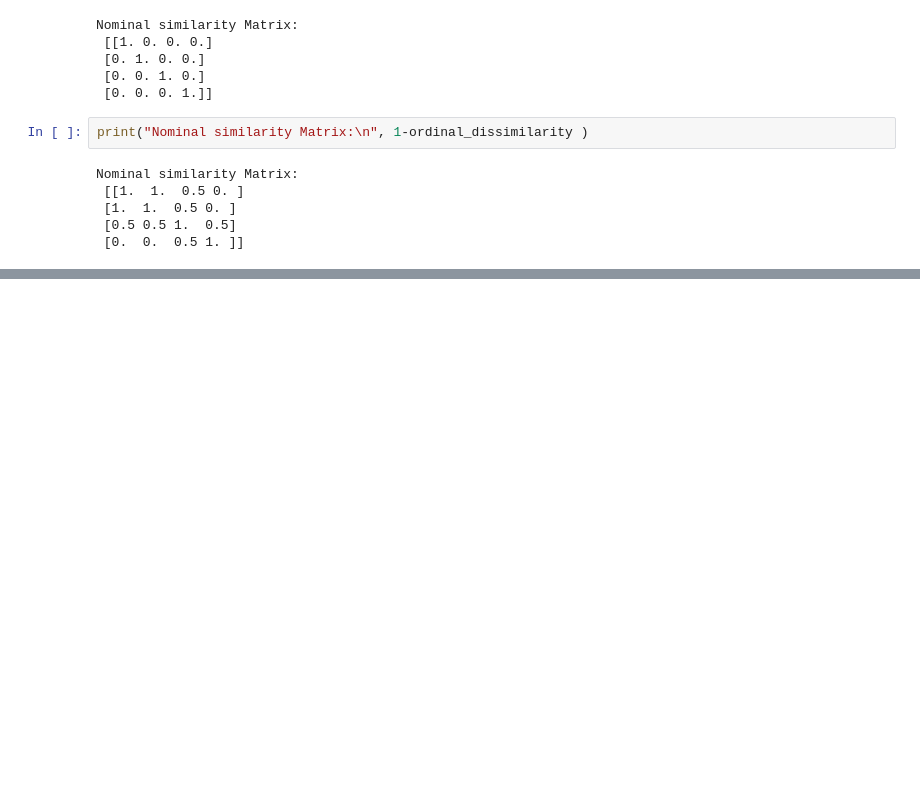
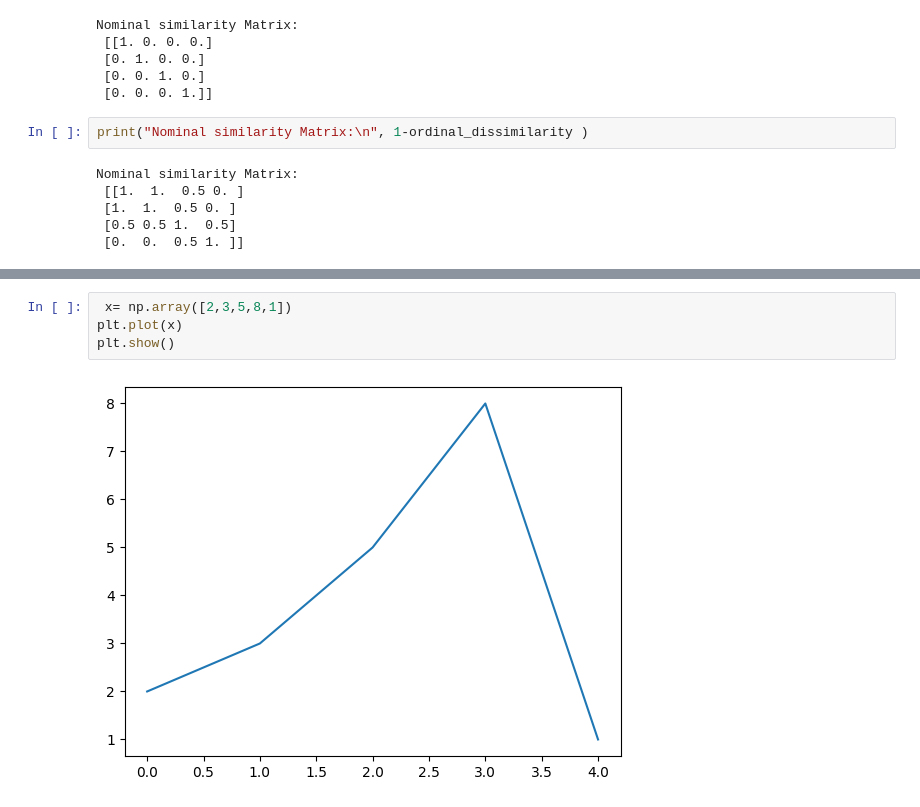
Before and after one commit to pranta2003/Data-Mining-Prectice, a Jupyter notebook: numpy_prectice/numpy-prectice-data-mining.ipynb, the cells around one changed output, grey strips where cells are left out. Saved outputs shown, nothing was run; the diff lists cells and outputs as text; blank space fills up the shorter version.

```diff
--- a/numpy_prectice/numpy-prectice-data-mining.ipynb
+++ b/numpy_prectice/numpy-prectice-data-mining.ipynb
@@ -429,0 +476,6 @@ Nominal similarity Matrix:
+# %%
+ x= np.array([2,3,5,8,1])
+plt.plot(x)
+plt.show()
+# %% [output]
+[figure, added]
```
Also changed, not shown: parts of 9 cells of this notebook, 1 other file.
